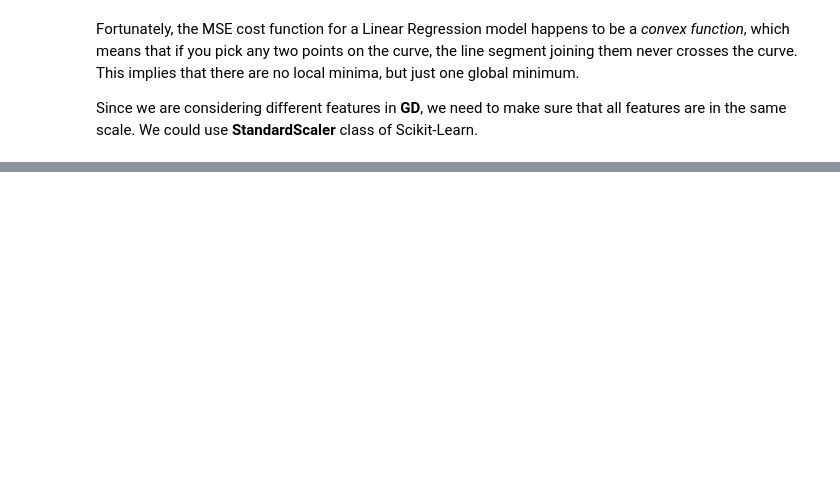
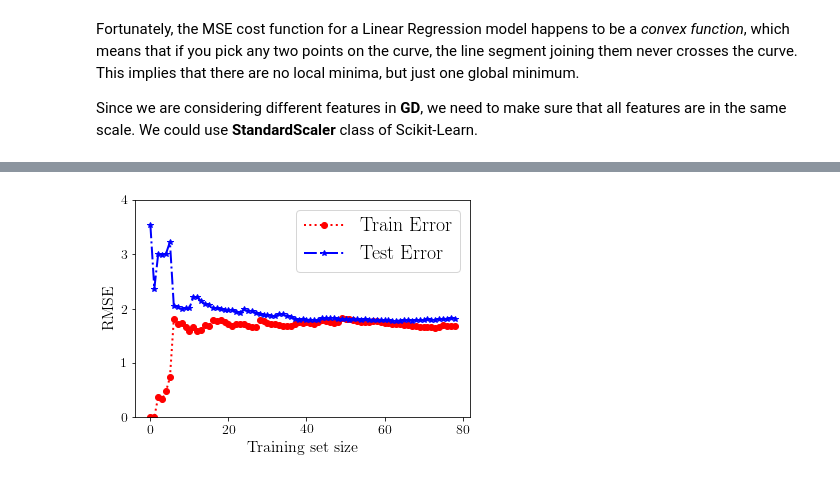
Before and after one commit to beginner1010/MachineLearning, a Jupyter notebook: Chapter 4 Training Models.ipynb, the cells around one changed output, grey strips where cells are left out. Saved outputs shown, nothing was run; the diff lists cells and outputs as text; code cells hidden in the pictures; blank space fills up the shorter version.

```diff
--- a/Chapter 4 Training Models.ipynb
+++ b/Chapter 4 Training Models.ipynb
@@ -81,0 +198,24 @@ Since we are considering different features in __GD__, we need to make sure that
+# %%
+from sklearn.metrics import mean_squared_error
+from sklearn.model_selection import train_test_split
+
+def plot_learning_curves(model, X, y):
+    X_train, X_val, y_train, y_val = train_test_split(X, y, test_size=0.2)
+    train_err, val_err = [], []
+    for m in range(1, len(X_train)):
+        model.fit(X_train[:m], y_train[:m])
+        y_train_predict = model.predict(X_train[:m])
+        y_val_precit = model.predict(X_val)
+        train_err.append(mean_squared_error(y_train_predict, y_train[:m]))
+        val_err.append(mean_squared_error(y_val_precit, y_val))
+    plt.plot(np.sqrt(train_err), 'r:o', linewidth=2, label='Train Error')
+    plt.plot(np.sqrt(val_err), 'b-.*', linewidth=2, label='Test Error')
+    plt.ylim([0, 4])
+    plt.legend(fontsize=20)
+    plt.ylabel('RMSE')
+    plt.xlabel('Training set size')
+# %%
+lin_reg = LinearRegression()
+plot_learning_curves(lin_reg, X, y)
+# %% [output]
+[figure, added]
```
Also changed, not shown: parts of 33 cells of this notebook.
